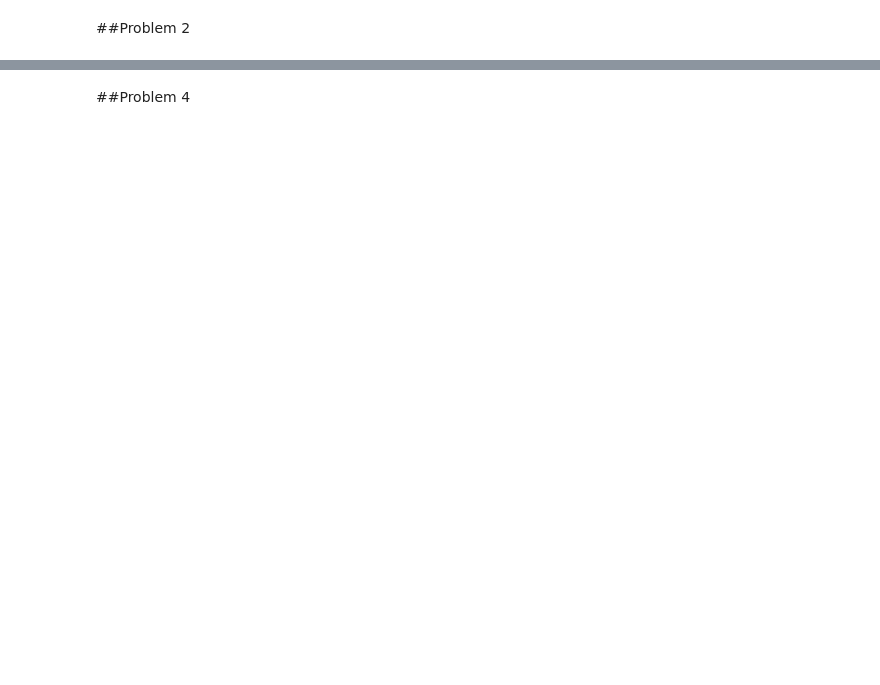
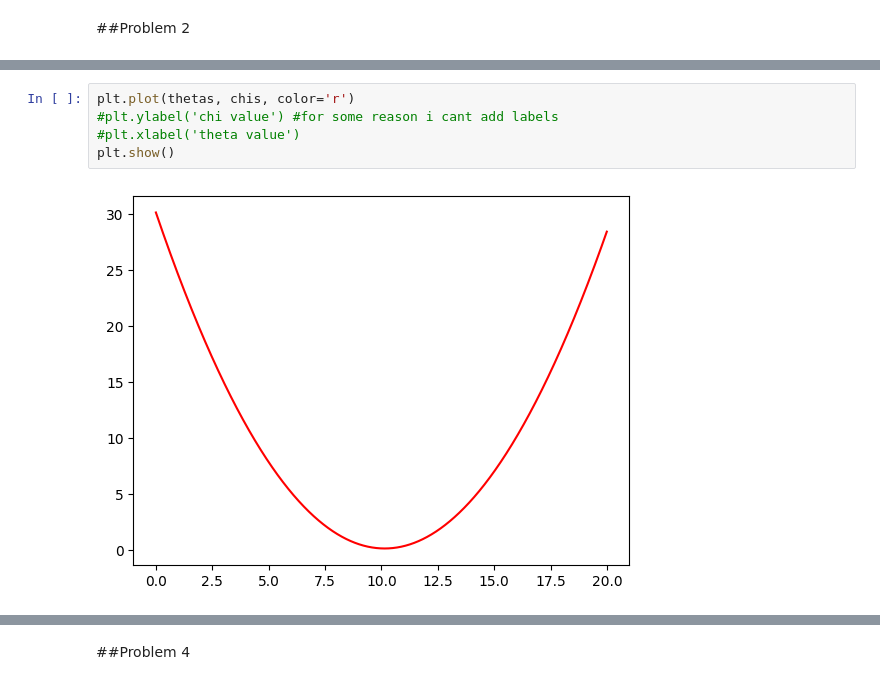
Before and after one commit to nebuus/ITER, a Jupyter notebook: Statistical_methods_in_data_analysis_S2_S3.ipynb, the cells around one changed output, grey strips where cells are left out. Cells and saved outputs as stored; diff of their text form; blank space fills up the shorter version.

```diff
--- a/Statistical_methods_in_data_analysis_S2_S3.ipynb
+++ b/Statistical_methods_in_data_analysis_S2_S3.ipynb
@@ -225,0 +233,7 @@ NameError: name 'df' is not defined
+# %%
+plt.plot(thetas, chis, color='r')
+#plt.ylabel('chi value') #for some reason i cant add labels
+#plt.xlabel('theta value')
+plt.show()
+# %% [output]
+[figure, added]
```
Also changed, not shown: parts of 29 cells of this notebook.
